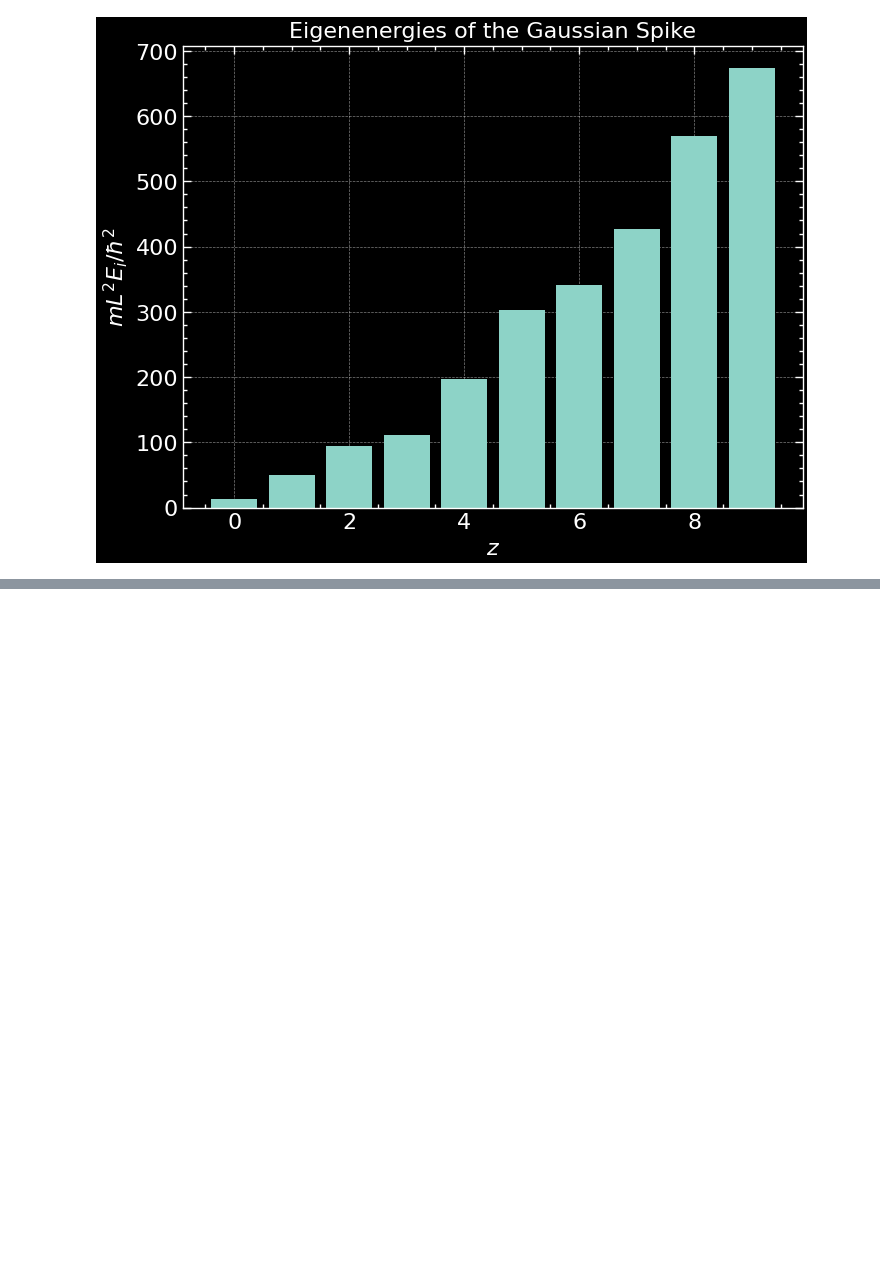
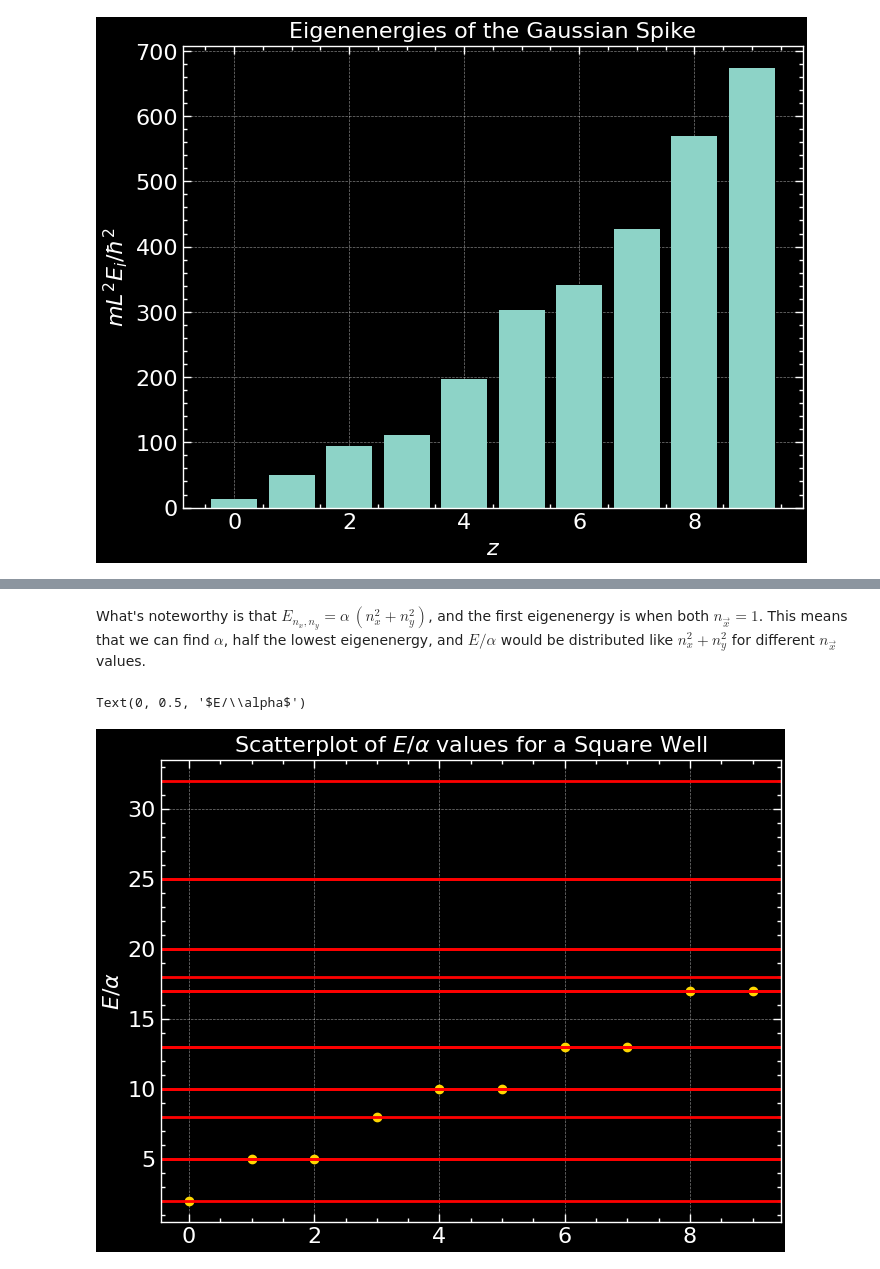
Before and after one commit to Siddhantshimpi/Siddhantshimpi, a Jupyter notebook: Physics/eigenenergies.ipynb, the cells around one changed output, grey strips where cells are left out. Cells and saved outputs as stored; diff of their text form; code cells hidden in the pictures; blank space fills up the shorter version.

```diff
--- a/Physics/eigenenergies.ipynb
+++ b/Physics/eigenenergies.ipynb
@@ -383,0 +298,15 @@ ax.set_zlabel('z')
+# %% [markdown]
+What's noteworthy is that $E_{n_x,n_y}=\alpha\,(n_x^2+n_y^2)$, and the first eigenenergy is when both $n_{\vec x}=1$. This means that we can find $\alpha$, half the lowest eigenenergy, and $E/\alpha$ would be distributed like $n_x^2+n_y^2$ for different $n_{\vec x}$ values.
+# %%
+alpha = eigenvalues[0] / 2
+ratio = eigenvalues / alpha
+
+_ = np.arange(0, len(eigenvalues), 1)
+plt.scatter(_, ratio, color = 'gold')
+[plt.axhline(nx ** 2 + ny ** 2, color = 'red') for nx in range(1, 5) for ny in range(1, 5)]
+
+plt.title(r'Scatterplot of $E/\alpha$ values for a Square Well')
+plt.ylabel(r'$E/\alpha$')
+# %% [output]
+Text(0, 0.5, '$E/\\alpha$')
+[figure, added]
```
Also changed, not shown: parts of 26 cells of this notebook, 3 other files.
